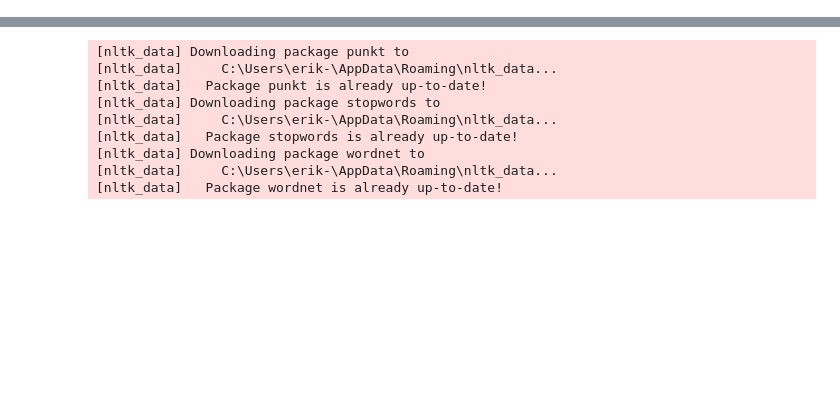
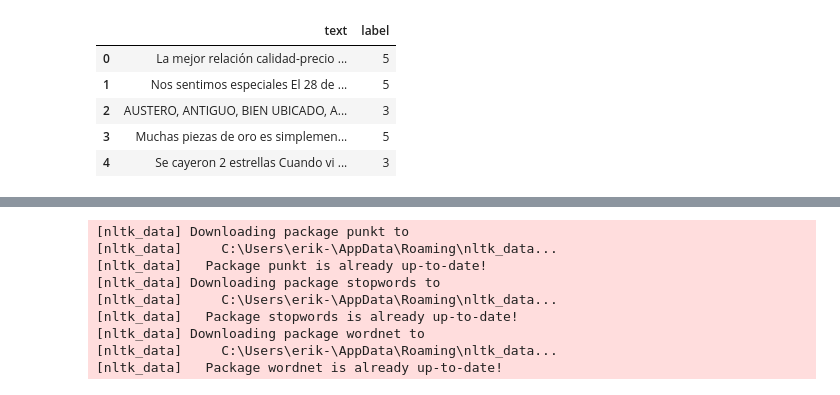
Before and after one commit to Beatriz1712/hackathon-sentiment-analysis, a Jupyter notebook: data-science/notebooks/Notebook_modelo_español.ipynb, the cells around one changed output, grey strips where cells are left out. Cells and saved outputs as stored; diff of their text form; code cells hidden in the pictures; blank space fills up the shorter version.

```diff
--- a/data-science/notebooks/Notebook_modelo_español.ipynb
+++ b/data-science/notebooks/Notebook_modelo_español.ipynb
@@ -29,0 +25,9 @@ df.head()
+# %%
+df_train.head()
+# %% [output]
+|  | text | label |
+| 0 | La mejor relación calidad-precio ... | 5 |
+| 1 | Nos sentimos especiales El 28 de ... | 5 |
+| 2 | AUSTERO, ANTIGUO, BIEN UBICADO, A... | 3 |
+| 3 | Muchas piezas de oro es simplemen... | 5 |
+| 4 | Se cayeron 2 estrellas Cuando vi ... | 3 |
```
Also changed, not shown: parts of 16 cells of this notebook.
